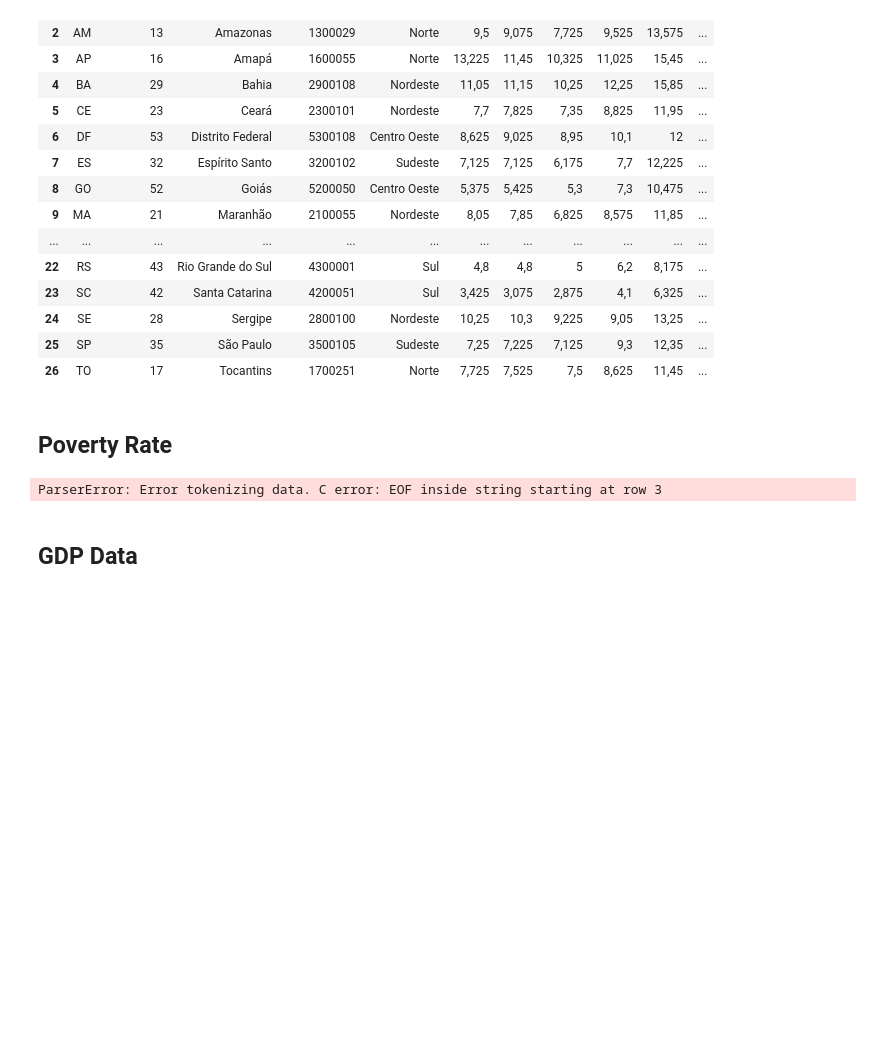
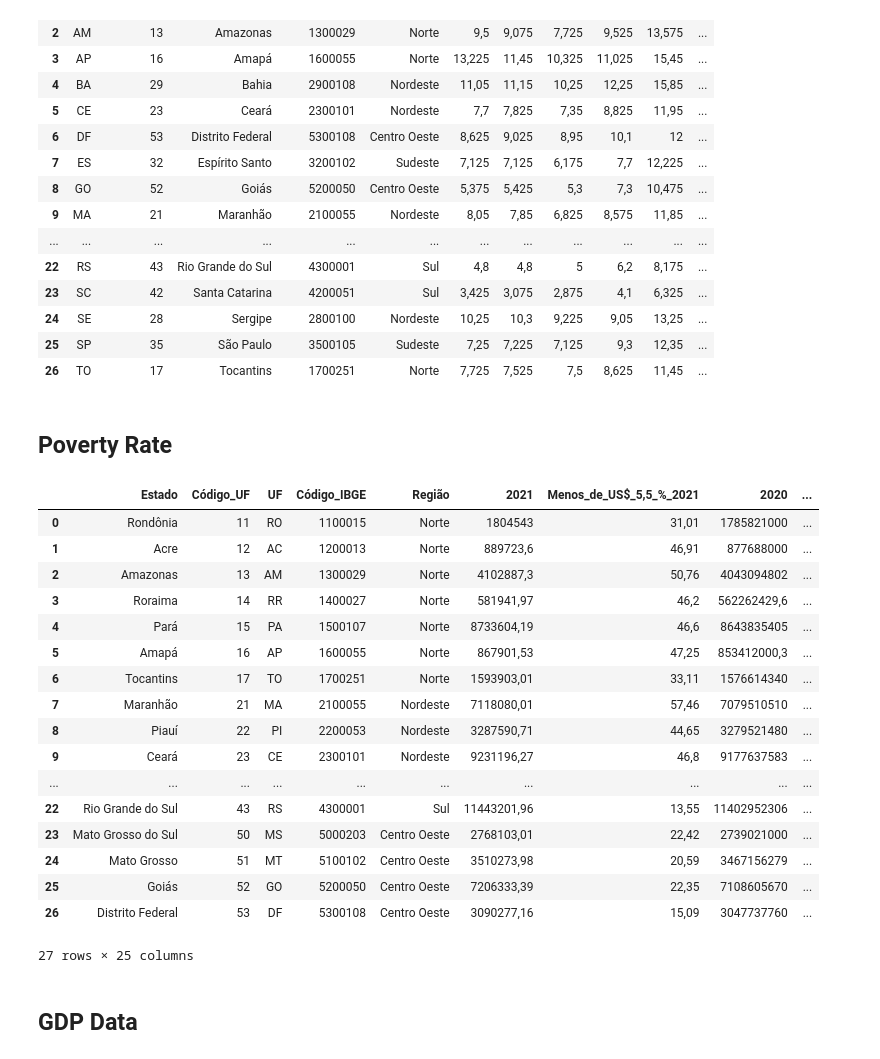
Before and after one commit to anandxrfeu/schooling_resource_predicter_data, a Jupyter notebook: notebooks/Test (Anand).ipynb, the cells around one changed output. Cells and saved outputs as stored; diff of their text form; code cells hidden in the pictures; blank space fills up the shorter version.

```diff
--- a/notebooks/Test (Anand).ipynb
+++ b/notebooks/Test (Anand).ipynb
@@ -99,9 +100,27 @@ pd.read_csv("../transformed_data/desocupacao_updated.csv", sep=";")
 # %% [markdown]
 ## Poverty Rate
 # %%
-pd.read_csv("../transformed_data/Poverty_rate_updated- 2012-2021.csv")
+pd.read_csv("../transformed_data/Poverty_rate_updated- 2012-2021.csv", sep=";")
+## I think IGBE should be deleted
 # %% [output]
+|  | Estado | Código_UF | UF | Código_IBGE | Região | 2021 | Menos_de_US$_5,5_%_2021 | 2020 | ... |
+| 0 | Rondônia | 11 | RO | 1100015 | Norte | 1804543 | 31,01 | 1785821000 | ... |
+| 1 | Acre | 12 | AC | 1200013 | Norte | 889723,6 | 46,91 | 877688000 | ... |
+| 2 | Amazonas | 13 | AM | 1300029 | Norte | 4102887,3 | 50,76 | 4043094802 | ... |
+| 3 | Roraima | 14 | RR | 1400027 | Norte | 581941,97 | 46,2 | 562262429,6 | ... |
+| 4 | Pará | 15 | PA | 1500107 | Norte | 8733604,19 | 46,6 | 8643835405 | ... |
+| 5 | Amapá | 16 | AP | 1600055 | Norte | 867901,53 | 47,25 | 853412000,3 | ... |
+| 6 | Tocantins | 17 | TO | 1700251 | Norte | 1593903,01 | 33,11 | 1576614340 | ... |
+| 7 | Maranhão | 21 | MA | 2100055 | Nordeste | 7118080,01 | 57,46 | 7079510510 | ... |
+| 8 | Piauí | 22 | PI | 2200053 | Nordeste | 3287590,71 | 44,65 | 3279521480 | ... |
+| 9 | Ceará | 23 | CE | 2300101 | Nordeste | 9231196,27 | 46,8 | 9177637583 | ... |
+| ... | ... | ... | ... | ... | ... | ... | ... | ... | ... |
+| 22 | Rio Grande do Sul | 43 | RS | 4300001 | Sul | 11443201,96 | 13,55 | 11402952306 | ... |
+| 23 | Mato Grosso do Sul | 50 | MS | 5000203 | Centro Oeste | 2768103,01 | 22,42 | 2739021000 | ... |
+| 24 | Mato Grosso | 51 | MT | 5100102 | Centro Oeste | 3510273,98 | 20,59 | 3467156279 | ... |
+| 25 | Goiás | 52 | GO | 5200050 | Centro Oeste | 7206333,39 | 22,35 | 7108605670 | ... |
+| 26 | Distrito Federal | 53 | DF | 5300108 | Centro Oeste | 3090277,16 | 15,09 | 3047737760 | ... |
-ParserError: Error tokenizing data. C error: EOF inside string starting at row 3
+27 rows × 25 columns
 # %% [markdown]
 ## GDP Data
 # %%
```
Also changed, not shown: parts of 2 cells of this notebook, 3 other files.
